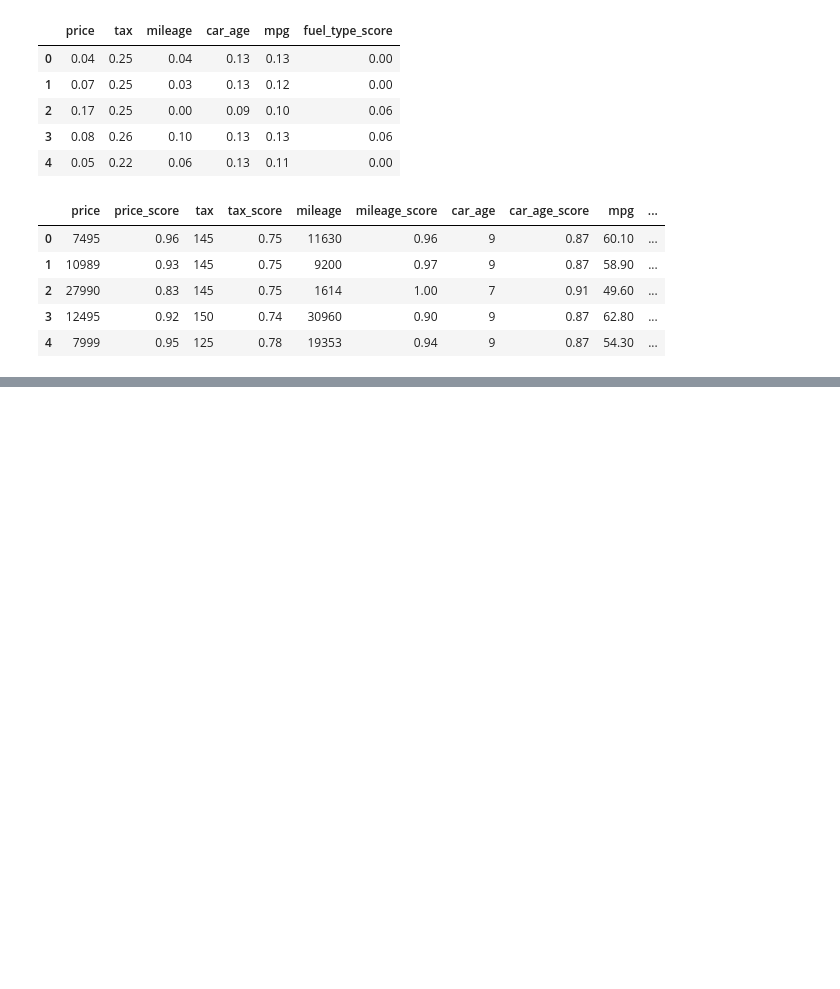
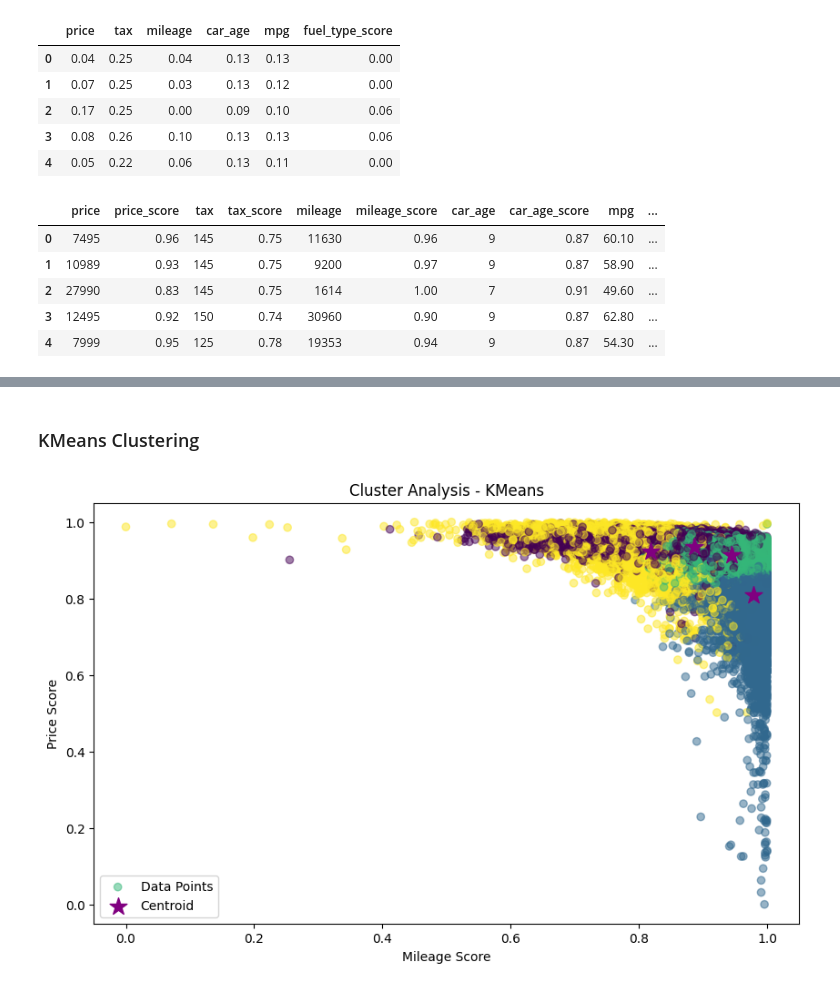
Before and after one commit to TXTEck/DAV_CA1, a Jupyter notebook: notebooks/car_price_analysis.ipynb, the cells around one changed output, grey strips where cells are left out. Drawn from its saved outputs; the diff is of its cells as text; code cells hidden in the pictures; blank space fills up the shorter version.

```diff
--- a/notebooks/car_price_analysis.ipynb
+++ b/notebooks/car_price_analysis.ipynb
@@ -969,0 +1121,51 @@ cars[[
+# %% [markdown]
+### KMeans Clustering
+# %%
+from sklearn.cluster import KMeans
+
+# Select relevant columns
+X = cars[cluster_columns].copy()
+
+# Drop any rows with missing values
+X = X.dropna()
+
+# Scale the data
+scaler = MinMaxScaler()
+X_scaled = scaler.fit_transform(X)
+
+# Perform KMeans clustering
+km = KMeans(n_clusters=4, n_init="auto", random_state=42)
+y_predicted = km.fit_predict(X_scaled)
+
+# Assign cluster labels to a copy of the data
+kmeans_data = X.copy()
+kmeans_data["cluster"] = y_predicted
+
+# Plot clusters using mileage_score and price_score
+plt.figure(figsize=(10, 6))
+plt.scatter(
+    kmeans_data["mileage_score"],
+    kmeans_data["price_score"],
+    c=kmeans_data["cluster"],
+    cmap="viridis",
+    label="Data Points",
+    alpha=0.5
+)
+
+# Plot centroids
+plt.scatter(
+    km.cluster_centers_[:, cluster_columns.index("mileage_score")],
+    km.cluster_centers_[:, cluster_columns.index("price_score")],
+    color="purple",
+    marker="*",
+    s=200,
+    label="Centroid"
+)
+
+plt.xlabel("Mileage Score")
+plt.ylabel("Price Score")
+plt.title("Cluster Analysis - KMeans")
+plt.legend()
+plt.show()
+# %% [output]
+[figure, added]
```
Also changed, not shown: parts of 6 cells of this notebook, 6 other files.
